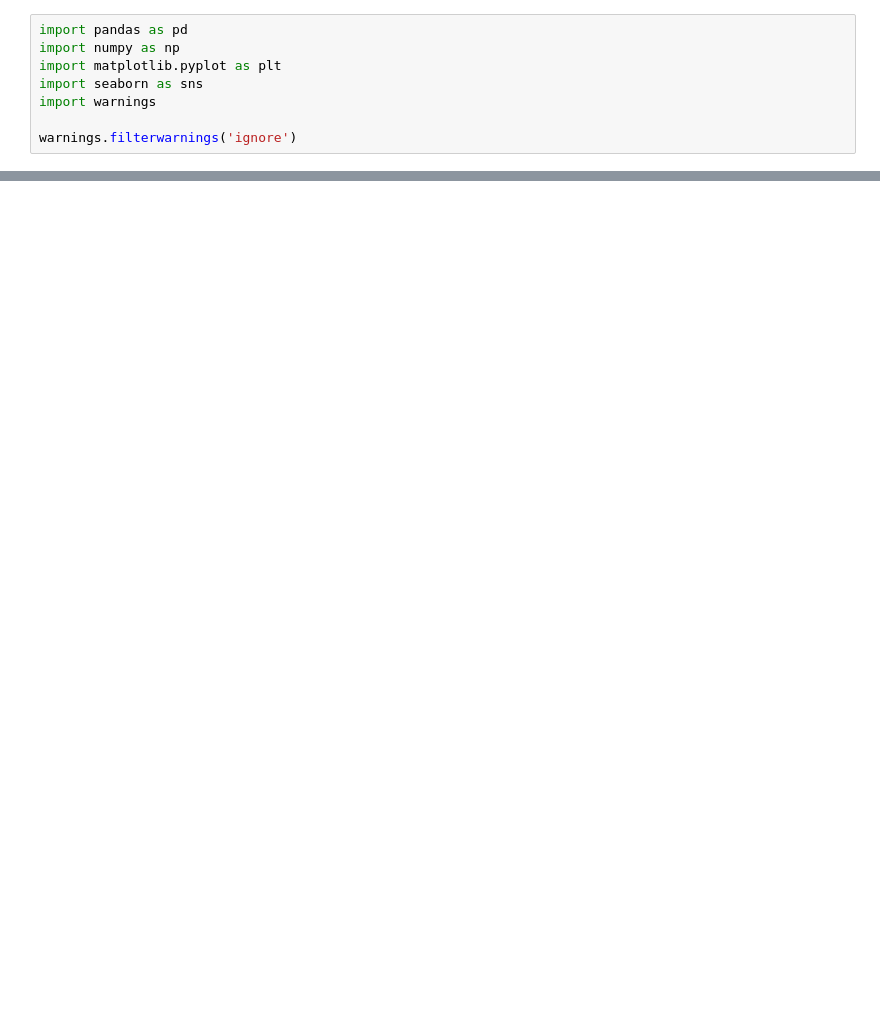
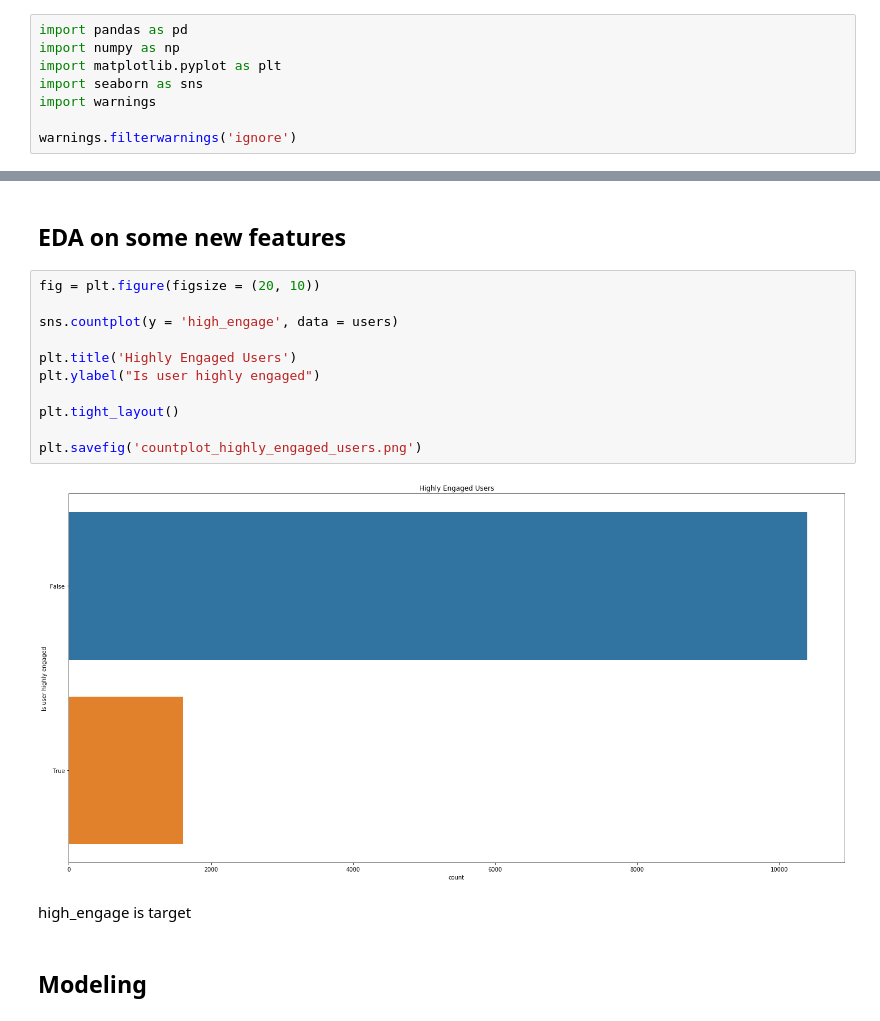
Before and after one commit to hank-butler/take_home_challenges, a Jupyter notebook: user_engagement.ipynb, the cells around one changed output, grey strips where cells are left out. Drawn from its saved outputs; the diff is of its cells as text; blank space fills up the shorter version.

```diff
--- a/user_engagement.ipynb
+++ b/user_engagement.ipynb
@@ -12,0 +402,19 @@ UnicodeDecodeError: 'utf-8' codec can't decode byte 0xe6 in position 11: invalid
+# %% [markdown]
+## EDA on some new features
+# %%
+fig = plt.figure(figsize = (20, 10))
+
+sns.countplot(y = 'high_engage', data = users)
+
+plt.title('Highly Engaged Users')
+plt.ylabel("Is user highly engaged")
+
+plt.tight_layout()
+
+plt.savefig('countplot_highly_engaged_users.png')
+# %% [output]
+[figure, added]
+# %% [markdown]
+high_engage is target
+# %% [markdown]
+## Modeling
```
Also changed, not shown: parts of 94 cells of this notebook.
